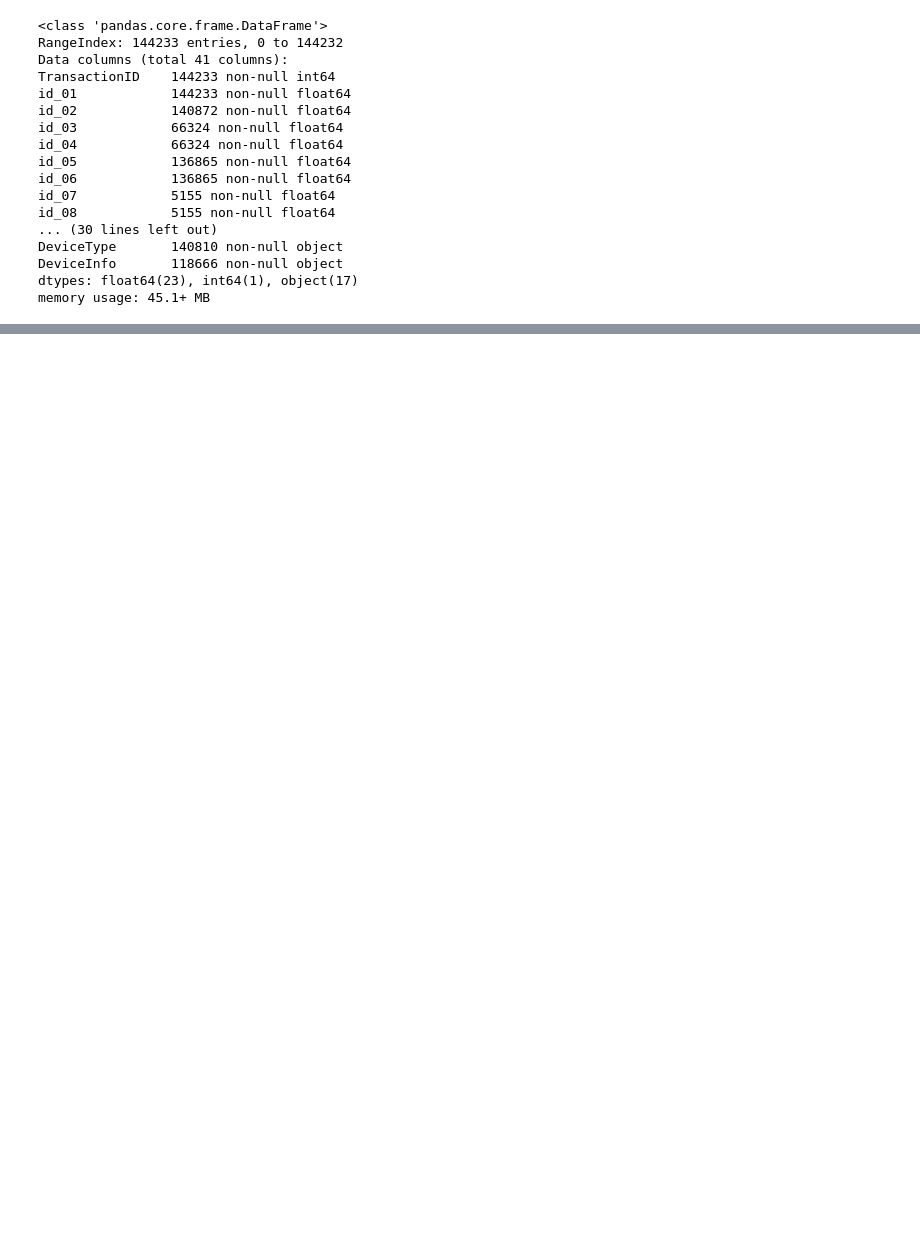
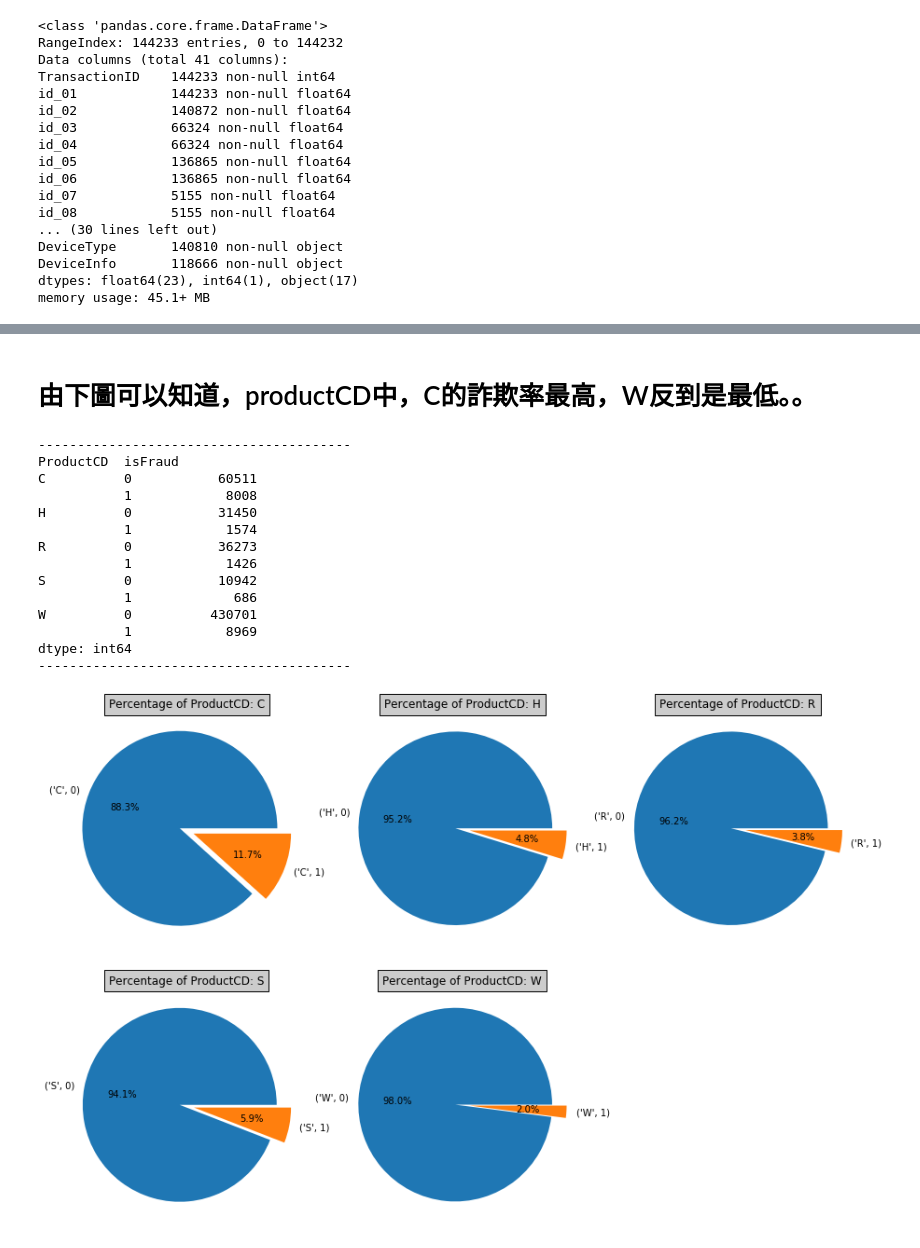
Before and after one commit to BradyYang-tw/IEEE-CIS-Fraud-Detection, a Jupyter notebook: IEEE-CIS-Fraud-Detection.ipynb, the cells around one changed output, grey strips where cells are left out. Drawn from its saved outputs; the diff is of its cells as text; code cells hidden in the pictures; blank space fills up the shorter version.

```diff
--- a/IEEE-CIS-Fraud-Detection.ipynb
+++ b/IEEE-CIS-Fraud-Detection.ipynb
@@ -143,0 +223,38 @@ memory usage: 45.1+ MB
+# %% [markdown]
+# 由下圖可以知道，productCD中，C的詐欺率最高，W反到是最低。。
+# %%
+print("-"*40)
+print(X_train.iloc[:, 0:5].groupby(["ProductCD", "isFraud"]).size())
+print("-"*40)
+
+# 將productCD個別看比例
+label = X_train.iloc[:, 0:5].groupby("ProductCD").size().index.tolist()
+plt.figure(figsize=(15,10))
+c = 1
+for i in label:
+    plt.subplot(2,3,c)
+    separated = (0, 0.15)
+    size = X_train.iloc[:, 0:5][X_train.ProductCD==i].groupby(["ProductCD", "isFraud"]).size().values.tolist()
+    labels = X_train.iloc[:, 0:5][X_train.ProductCD==i].groupby(["ProductCD", "isFraud"]).size().index.tolist()
+    plt.pie(size, labels=labels, autopct="%1.1f%%",
+            explode=separated)
+    plt.axis("equal")
+    plt.title("Percentage of ProductCD: " + i, bbox={'facecolor':'0.8', 'pad':5})
+    c+=1
+plt.show()
+# %% [output]
+----------------------------------------
+ProductCD  isFraud
+C          0           60511
+           1            8008
+H          0           31450
+           1            1574
+R          0           36273
+           1            1426
+S          0           10942
+           1             686
+W          0          430701
+           1            8969
+dtype: int64
+----------------------------------------
+[figure, added]
```
Also changed, not shown: parts of 11 cells of this notebook.
